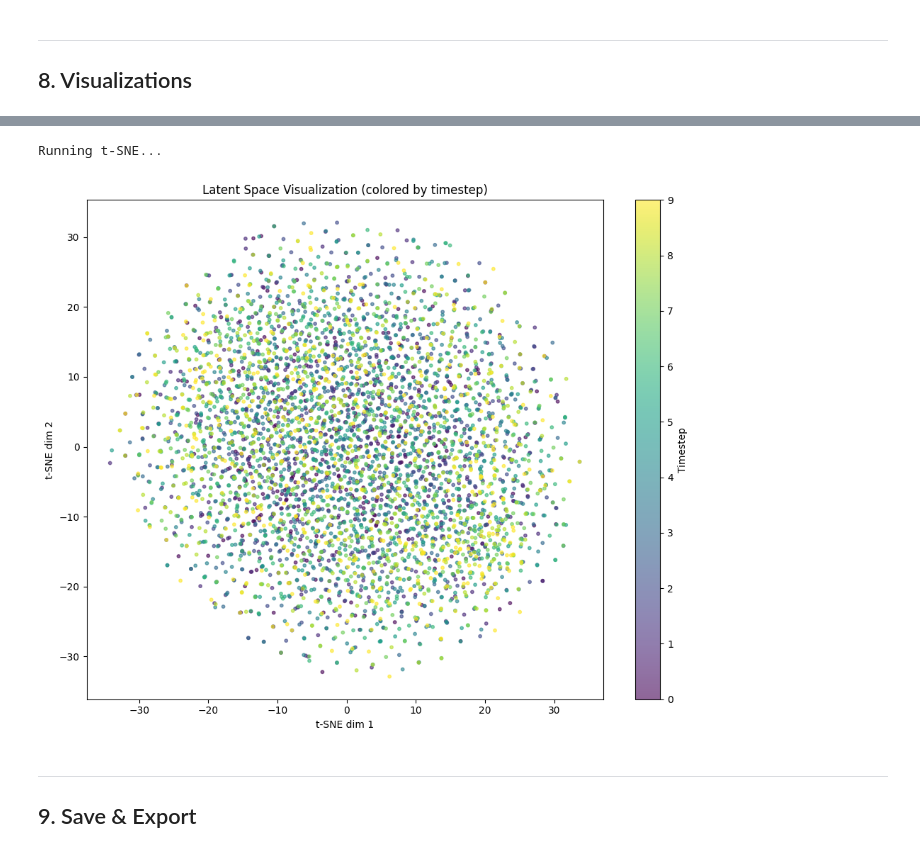
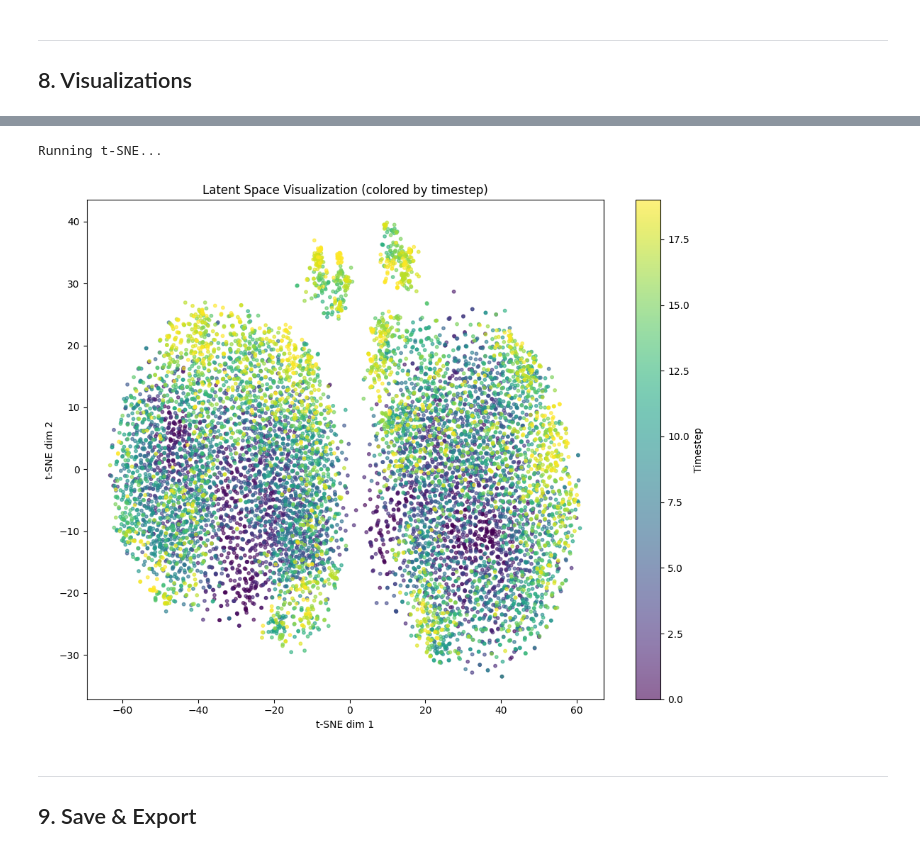
Before and after one commit to SaurabhJalendra/Quantum-Enhanced-Simulation-Learning-for-Reinforcement-Learning, a Jupyter notebook: notebooks/02_classical_baseline.ipynb, the cells around one changed output, grey strips where cells are left out. Cells and saved outputs as stored; diff of their text form; code cells hidden in the pictures.

```diff
--- a/notebooks/02_classical_baseline.ipynb
+++ b/notebooks/02_classical_baseline.ipynb
@@ -1057,9 +1019,9 @@ def compute_world_model_loss(
     }
 
 
-# Test loss computation
-test_rewards = torch.randn(batch_size, seq_len, device=DEVICE)
-test_continues = torch.ones(batch_size, seq_len, device=DEVICE)
+# Test loss computation - FIXED: Use test_batch_size and test_seq_len from Cell 12
+test_rewards = torch.randn(test_batch_size, test_seq_len, device=DEVICE)
+test_continues = torch.ones(test_batch_size, test_seq_len, device=DEVICE)
 
 losses = compute_world_model_loss(
     output, test_obs_seq, test_rewards, test_continues
@@ -1274,7 +1236,7 @@ for ep in episodes:
 print(f"Buffer size: {len(replay_buffer)} episodes, {replay_buffer.total_steps} steps")
 
 # Test sampling
-obs, actions, rewards, continues = replay_buffer.sample_sequences(batch_size=8, seq_len=20)
+obs, actions, rewards, continues = replay_buffer.sample_sequences(batch_size=32, seq_len=20)
 print(f"Sample shapes: obs={obs.shape}, actions={actions.shape}, rewards={rewards.shape}")
 # %% [output]
 Collecting training data...
@@ -1342,8 +1304,8 @@ class WorldModelTrainer:
 
     def train_step(
         self,
-        batch_size: int = 256,
-        seq_len: int = 50,
+        batch_size: int = 32,
+        seq_len: int = 20,
         kl_weight: float = 1.0
     ) -> Dict[str, float]:
         """
@@ -1402,8 +1364,8 @@ class WorldModelTrainer:
     def train(
         self,
         num_steps: int = 10000,
-        batch_size: int = 256,
-        seq_len: int = 50,
+        batch_size: int = 32,
+        seq_len: int = 20,
         log_every: int = 100,
         kl_weight: float = 1.0
     ) -> pd.DataFrame:
@@ -1473,7 +1435,7 @@ print(f"CartPole World Model Parameters: {sum(p.numel() for p in cartpole_model.
 trainer = WorldModelTrainer(
     model=cartpole_model,
     replay_buffer=replay_buffer,
-    lr=1e-3,
+    lr=3e-4,
     grad_clip=100.0,
     device=DEVICE
 )
@@ -1482,8 +1444,8 @@ trainer = WorldModelTrainer(
 print("\nTraining on CartPole-v1...")
 history = trainer.train(
     num_steps=10000,
-    batch_size=256,
-    seq_len=50,
+    batch_size=32,
+    seq_len=20,
     log_every=100,
     kl_weight=1.0
 )
@@ -1691,7 +2270,7 @@ def visualize_latent_space(
     model.eval()
 
     # Sample data
-    obs, actions, rewards, continues = buffer.sample_sequences(num_samples, seq_len=10)
+    obs, actions, rewards, continues = buffer.sample_sequences(num_samples, seq_len=20)
 
     obs = torch.tensor(obs, dtype=torch.float32, device=DEVICE)
     actions = torch.tensor(actions, dtype=torch.float32, device=DEVICE)
@@ -1712,34 +2291,34 @@ def visualize_latent_space(
     latents = np.concatenate(latents, axis=0)
     timesteps = np.array(timesteps)
 
     # Apply t-SNE
     print("Running t-SNE...")
     tsne = TSNE(n_components=2, perplexity=30, random_state=SEED)
     latents_2d = tsne.fit_transform(latents)
 
     # Plot
     fig, ax = plt.subplots(figsize=(10, 8))
 
     scatter = ax.scatter(
         latents_2d[:, 0], latents_2d[:, 1],
         c=timesteps, cmap='viridis',
         alpha=0.6, s=10
     )
 
     plt.colorbar(scatter, label='Timestep')
     ax.set_xlabel('t-SNE dim 1')
     ax.set_ylabel('t-SNE dim 2')
     ax.set_title('Latent Space Visualization (colored by timestep)')
 
     plt.tight_layout()
     return fig
 
 
 fig = visualize_latent_space(cartpole_model, replay_buffer)
 plt.show()
 # %% [output]
 Running t-SNE...
-[figure, old version]
+[figure, new version]
 # %% [markdown]
 ---
 ## 9. Save & Export
```
Also changed, not shown: parts of 17 cells of this notebook, 18 other files.
